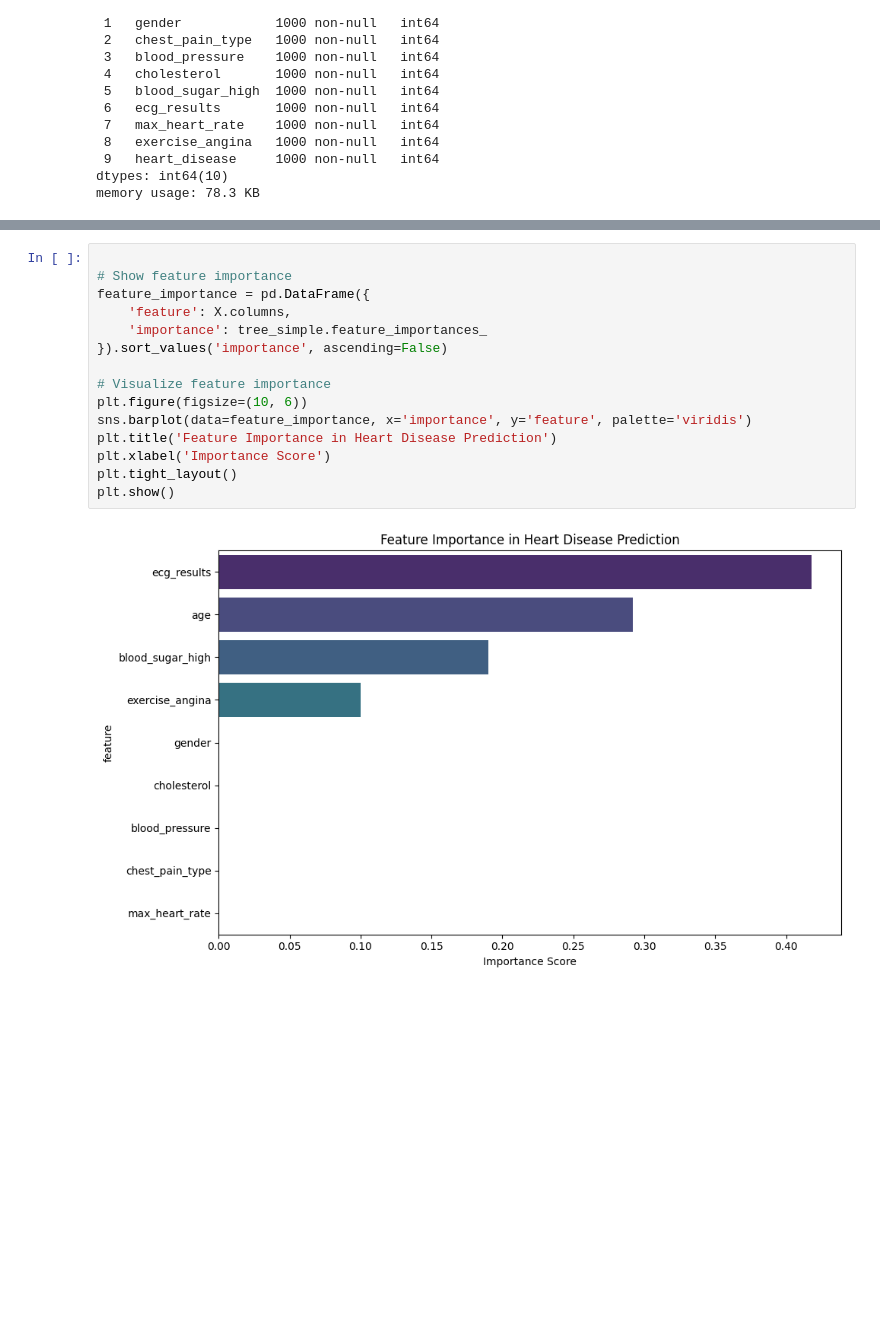
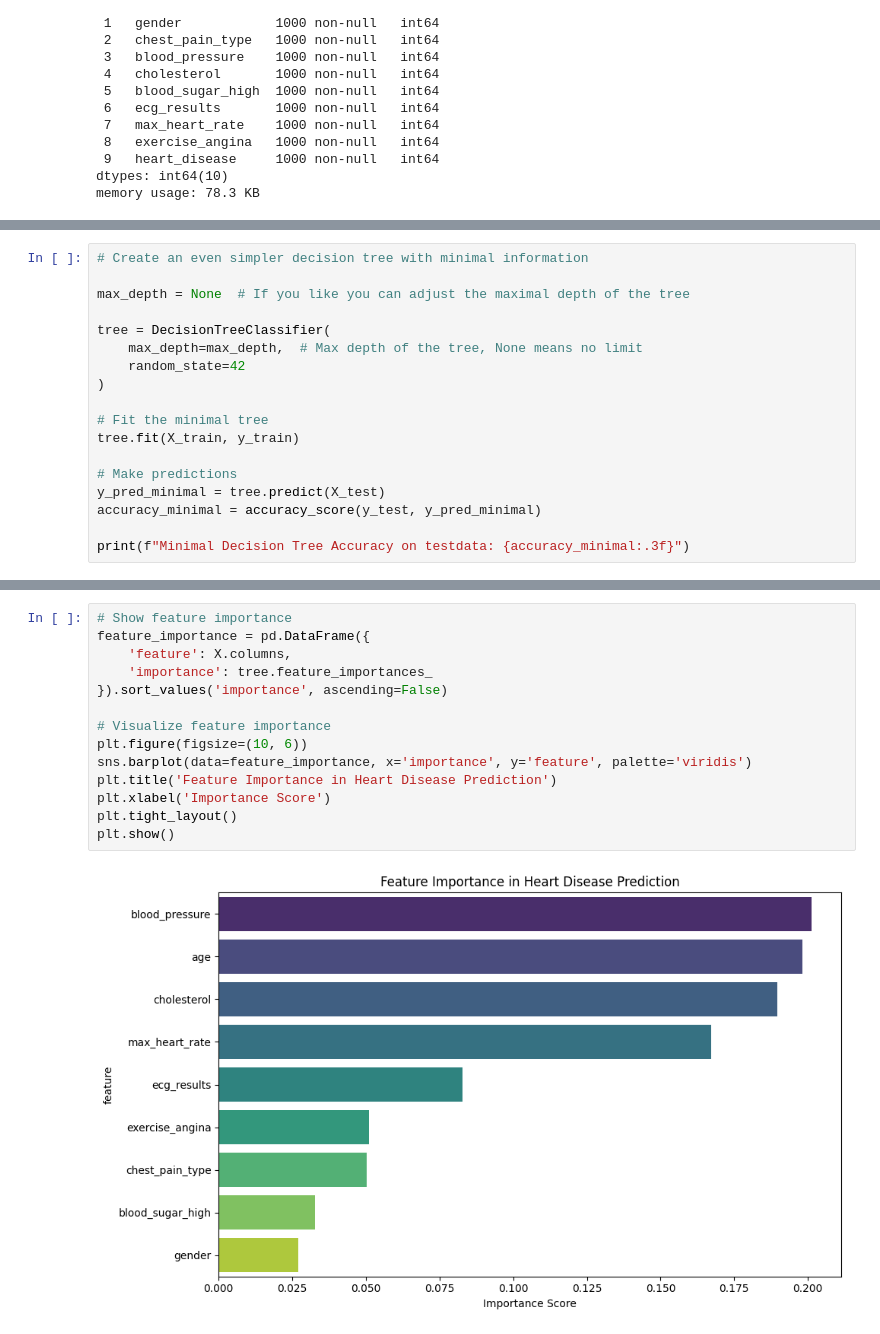
Before and after one commit to Jamoser123/PNR_Advanced_DataScience, a Jupyter notebook: 5_Decision_Trees_Random_Forest/HandsOn_Decision_Trees.ipynb, the cells around one changed output, grey strips where cells are left out. Drawn from its saved outputs; the diff is of its cells as text; blank space fills up the shorter version.

Commit message:
Updated Decision Tree handson with comments

```diff
--- a/5_Decision_Trees_Random_Forest/HandsOn_Decision_Trees.ipynb
+++ b/5_Decision_Trees_Random_Forest/HandsOn_Decision_Trees.ipynb
@@ -247,0 +166,18 @@ Simple Decision Tree Accuracy: 0.675
+# %%
+# Create an even simpler decision tree with minimal information
+
+max_depth = None  # If you like you can adjust the maximal depth of the tree
+
+tree = DecisionTreeClassifier(
+    max_depth=max_depth,  # Max depth of the tree, None means no limit
+    random_state=42
+)
+
+# Fit the minimal tree
+tree.fit(X_train, y_train)
+
+# Make predictions
+y_pred_minimal = tree.predict(X_test)
+accuracy_minimal = accuracy_score(y_test, y_pred_minimal)
+
+print(f"Minimal Decision Tree Accuracy on testdata: {accuracy_minimal:.3f}")
@@ -248,18 +232,17 @@ Simple Decision Tree Accuracy: 0.675
 # %%
-
 # Show feature importance
 feature_importance = pd.DataFrame({
     'feature': X.columns,
-    'importance': tree_simple.feature_importances_
+    'importance': tree.feature_importances_
 }).sort_values('importance', ascending=False)
 
 # Visualize feature importance
 plt.figure(figsize=(10, 6))
 sns.barplot(data=feature_importance, x='importance', y='feature', palette='viridis')
 plt.title('Feature Importance in Heart Disease Prediction')
 plt.xlabel('Importance Score')
 plt.tight_layout()
 plt.show()
 # %% [output]
-[figure, old version]
+[figure, new version]
 # %% [markdown]
```
Also changed, not shown: parts of 41 cells of this notebook, 2 other files.
